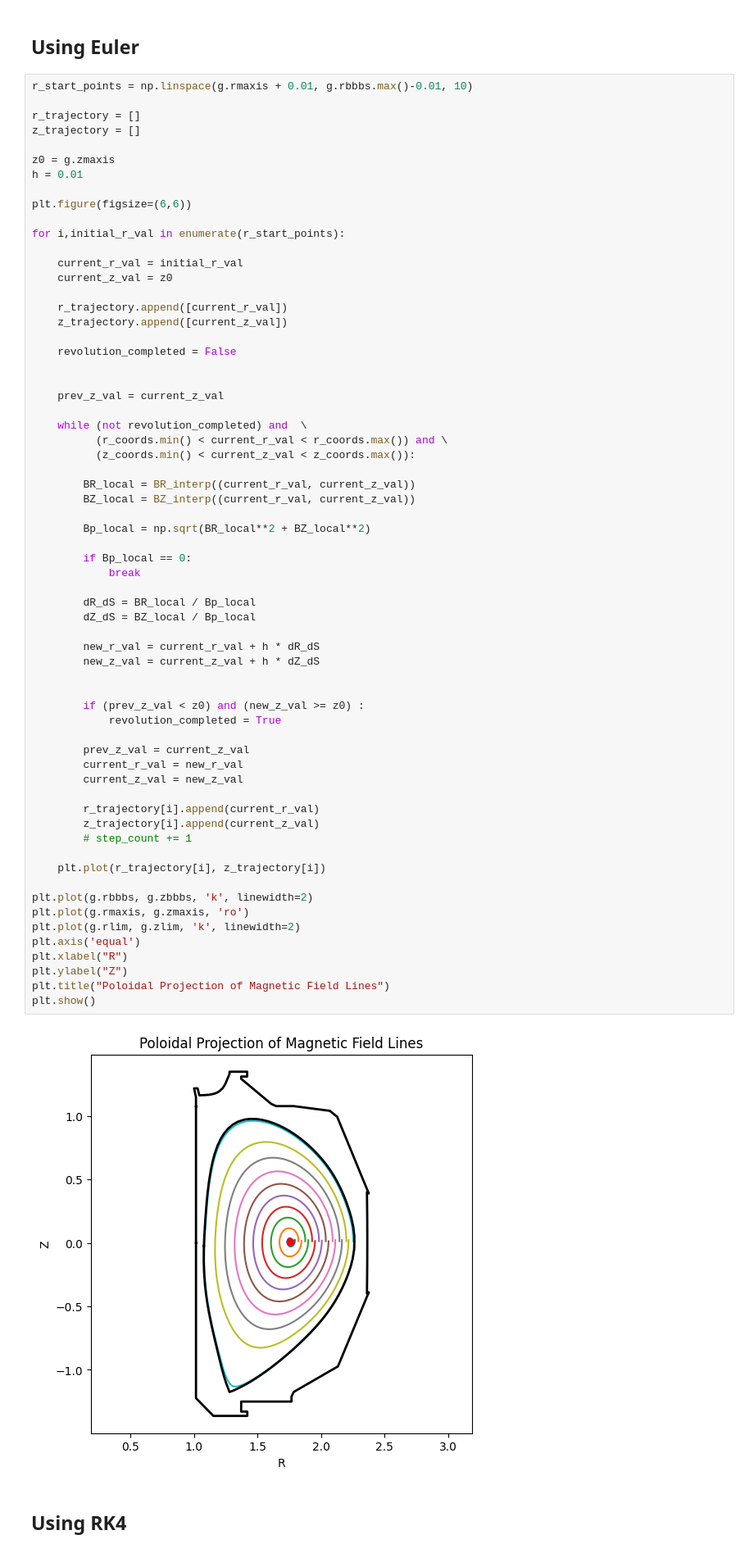
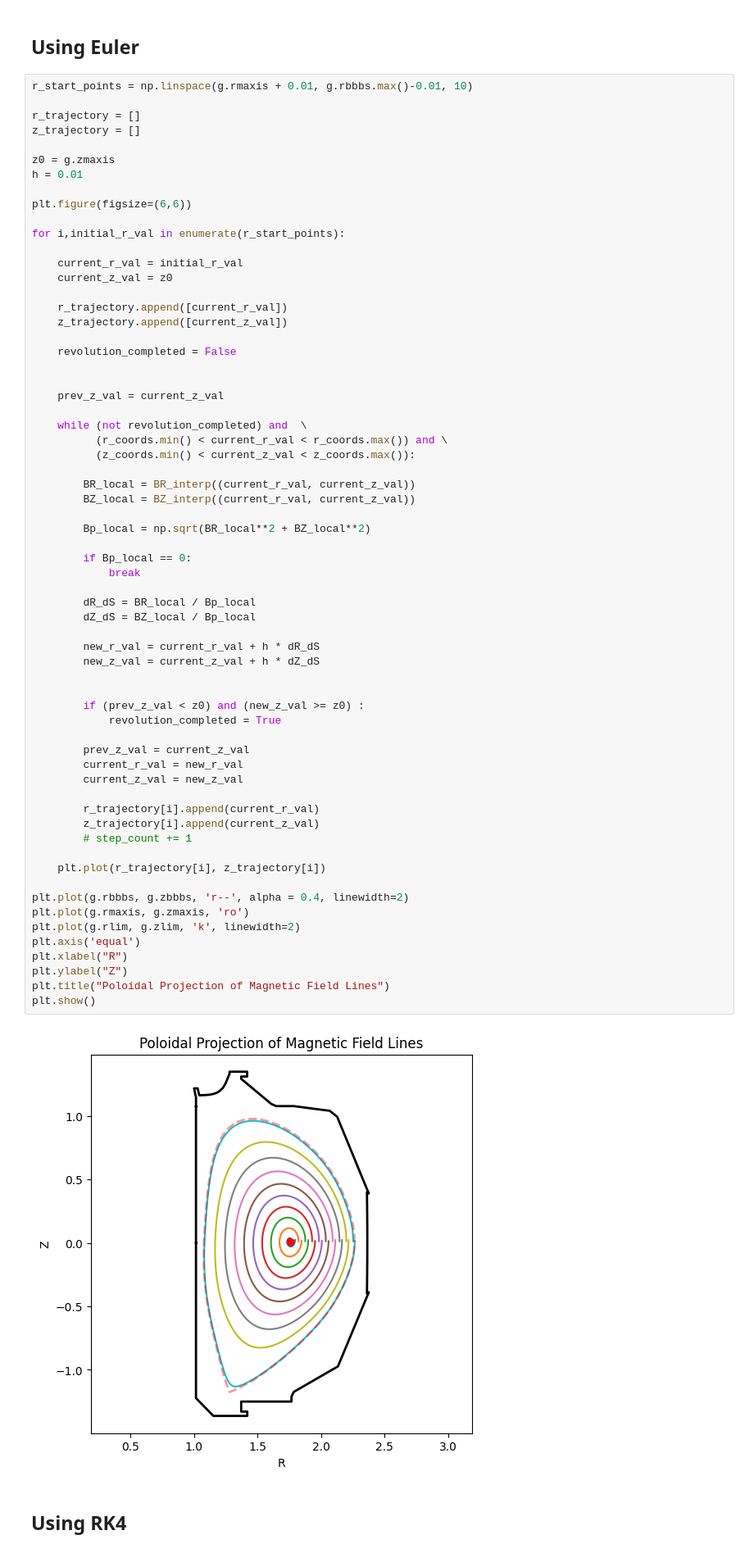
Before and after one commit to swarajsao1/Plasma, a Jupyter notebook: PoloidalTracing.ipynb, the cells around one changed output. Shown at 82% size. Cells and saved outputs as stored; diff of their text form.

```diff
--- a/PoloidalTracing.ipynb
+++ b/PoloidalTracing.ipynb
@@ -208,35 +208,35 @@ for i,initial_r_val in enumerate(r_start_points):
             break
 
         dR_dS = BR_local / Bp_local
         dZ_dS = BZ_local / Bp_local
 
         new_r_val = current_r_val + h * dR_dS
         new_z_val = current_z_val + h * dZ_dS
 
 
         if (prev_z_val < z0) and (new_z_val >= z0) :
             revolution_completed = True
 
         prev_z_val = current_z_val
         current_r_val = new_r_val
         current_z_val = new_z_val
 
         r_trajectory[i].append(current_r_val)
         z_trajectory[i].append(current_z_val)
         # step_count += 1
 
     plt.plot(r_trajectory[i], z_trajectory[i])
 
-plt.plot(g.rbbbs, g.zbbbs, 'k', linewidth=2)
+plt.plot(g.rbbbs, g.zbbbs, 'r--', alpha = 0.4, linewidth=2)
 plt.plot(g.rmaxis, g.zmaxis, 'ro')
 plt.plot(g.rlim, g.zlim, 'k', linewidth=2)
 plt.axis('equal')
 plt.xlabel("R")
 plt.ylabel("Z")
 plt.title("Poloidal Projection of Magnetic Field Lines")
 plt.show()
 # %% [output]
-[figure, old version]
+[figure, new version]
 # %% [markdown]
 ## Using RK4
 # %%
```
Also changed, not shown: parts of 1 cell of this notebook, 11 other files.
